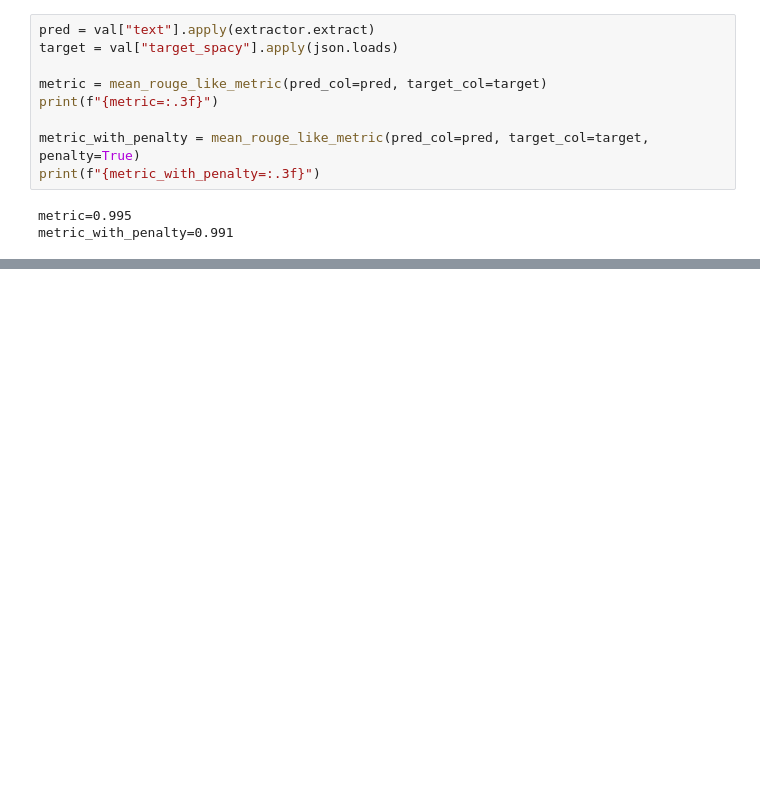
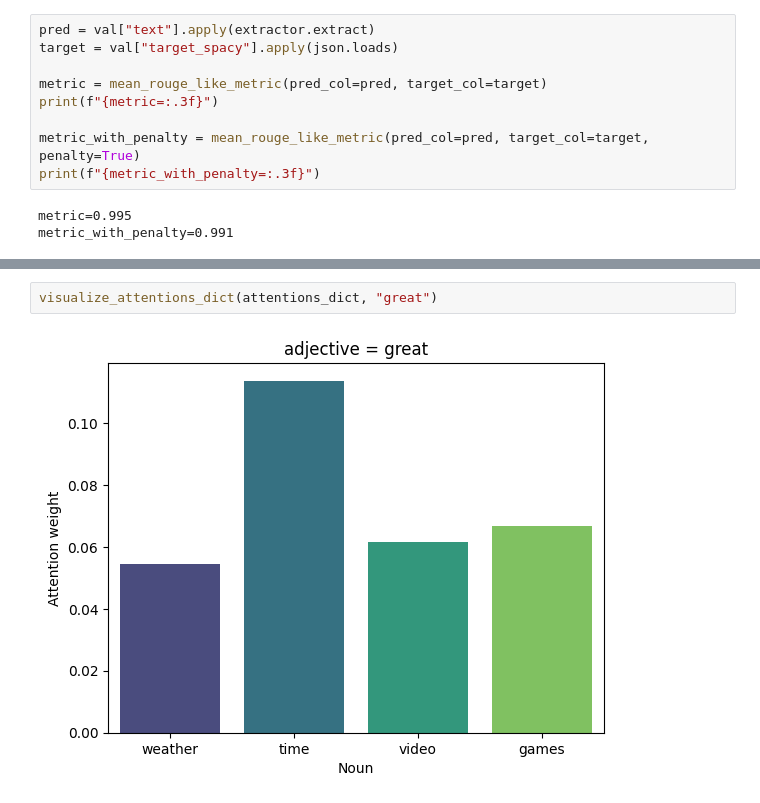
Before and after one commit to vladgerasimov/text_objects_extraction, a Jupyter notebook: notebooks/get_metrics.ipynb, the cells around one changed output, grey strips where cells are left out. Drawn from its saved outputs; the diff is of its cells as text; blank space fills up the shorter version.

```diff
--- a/notebooks/get_metrics.ipynb
+++ b/notebooks/get_metrics.ipynb
@@ -190,0 +272,4 @@ Name: text, dtype: object
+# %%
+visualize_attentions_dict(attentions_dict, "great")
+# %% [output]
+[figure, added]
```
Also changed, not shown: parts of 51 cells of this notebook, 4 other files.
